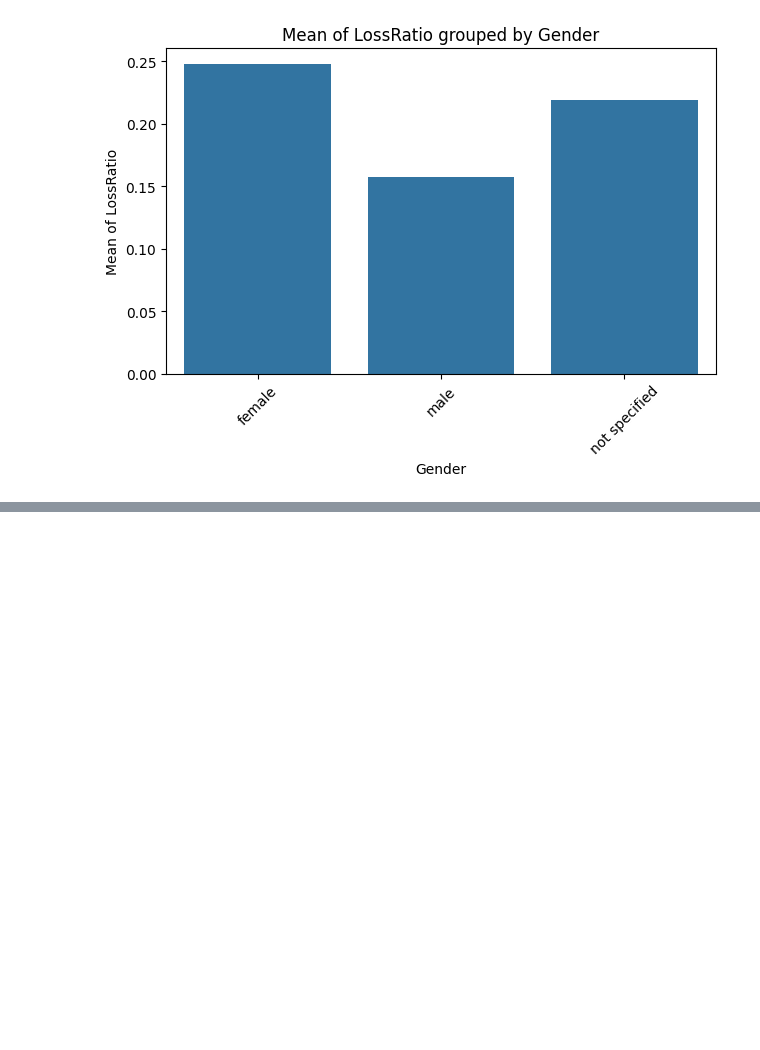
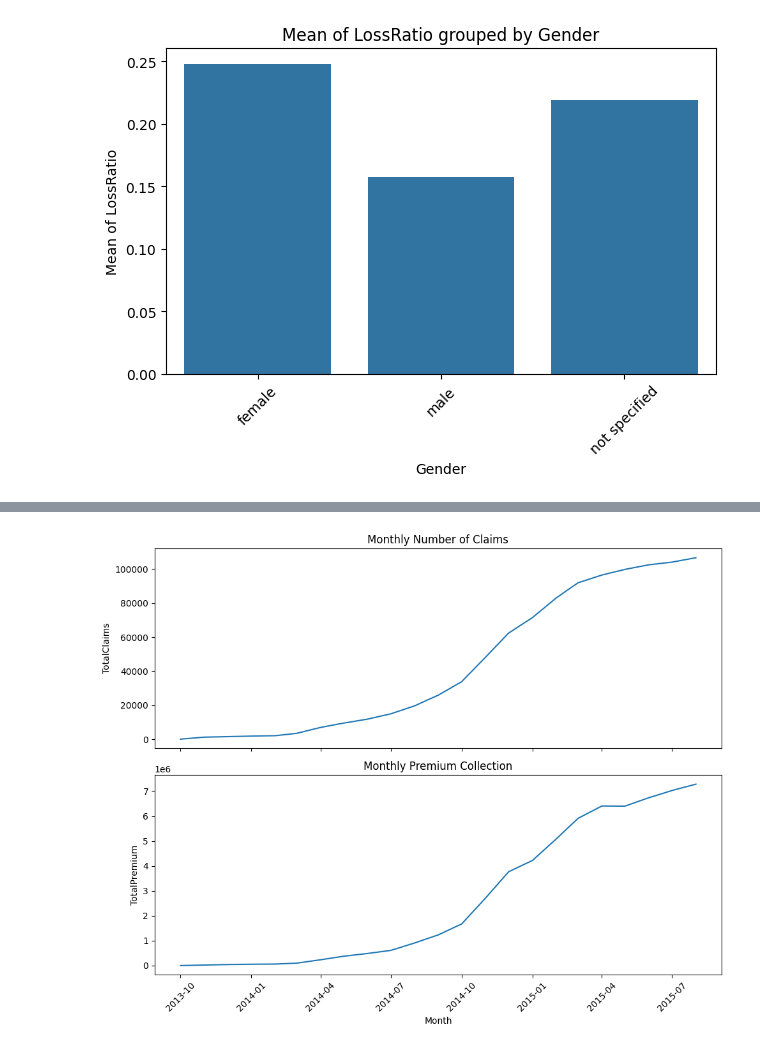
Before and after one commit to Ty-Miki/Insurance-risk-analysis, a Jupyter notebook: notebooks/EDA.ipynb, the cells around one changed output, grey strips where cells are left out. Saved outputs shown, nothing was run; the diff lists cells and outputs as text; code cells hidden in the pictures; blank space fills up the shorter version.

Commit message:
Performed monthly trend analysis for TotalClaims and TotalPremiuim

```diff
--- a/notebooks/EDA.ipynb
+++ b/notebooks/EDA.ipynb
@@ -158,0 +161,6 @@ plotter.plot_grouped_bar_chart(df=df, column="LossRatio", group_by="Gender")
+# %%
+import importlib
+from scripts import plot_generator
+importlib.reload(plot_generator)
+from scripts.plot_generator import PlotGenerator
+plotter = PlotGenerator()
@@ -158,0 +169,15 @@ plotter.plot_grouped_bar_chart(df=df, column="LossRatio", group_by="Gender")
+# %%
+# Inside your class:
+plotter.plot_monthly_trends(
+    df=df,
+    date_col="TransactionMonth",
+    agg_config={
+        "TotalClaims": "count",
+        "TotalPremium": "sum"
+    },
+    title_map={
+        "TotalClaims": "Monthly Number of Claims",
+        "TotalPremium": "Monthly Premium Collection"
+    }
+)
+# %% [output]
@@ -158,0 +185 @@ plotter.plot_grouped_bar_chart(df=df, column="LossRatio", group_by="Gender")
+[figure, added]
```
Also changed, not shown: parts of 3 cells of this notebook, 2 other files.
